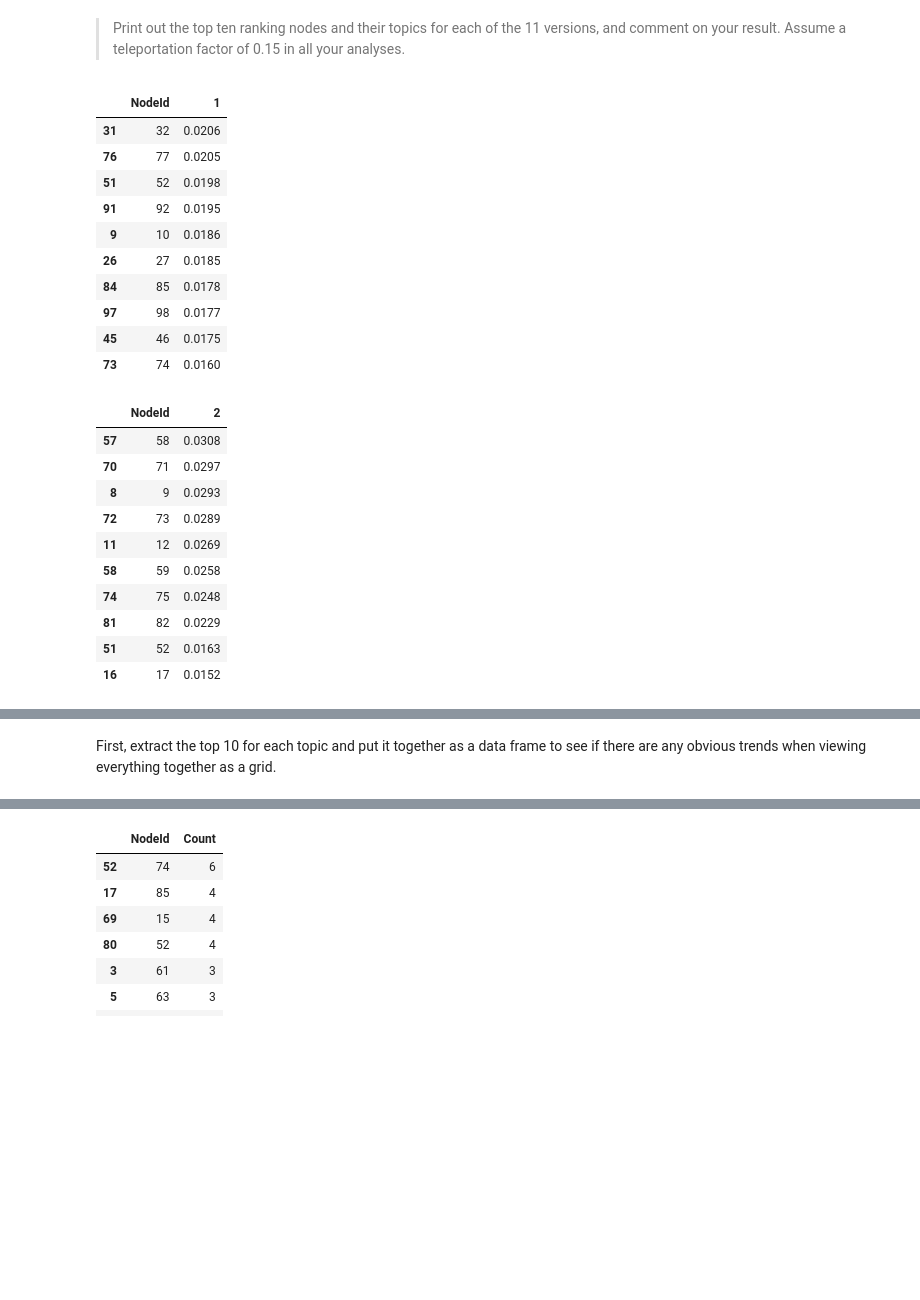
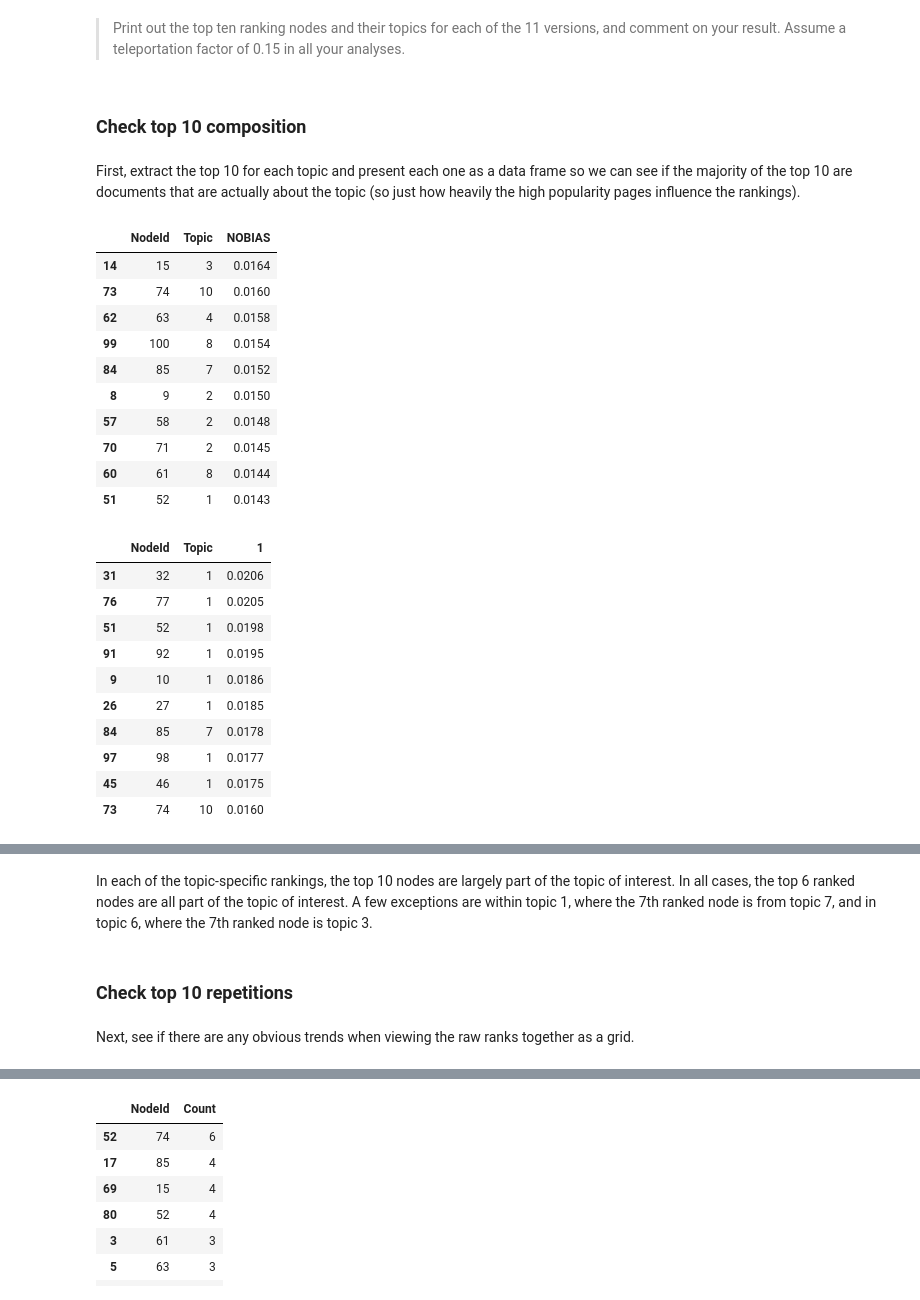
Before and after one commit to mseltz/W261-Fall2016, a Jupyter notebook: Week09/MIDS-W261-2016-HWK-Week09-DangSeltzer.ipynb, the cells around one changed output, grey strips where cells are left out. Cells and saved outputs as stored; diff of their text form; code cells hidden in the pictures; blank space fills up the shorter version.

````diff
--- a/Week09/MIDS-W261-2016-HWK-Week09-DangSeltzer.ipynb
+++ b/Week09/MIDS-W261-2016-HWK-Week09-DangSeltzer.ipynb
@@ -1051,7 +1055,7 @@ K,0.016
 ```
 # %%
 for name, value in sorted(test_page_ranks.items()):
-    page_rank, neighbors = value
+    page_rank, neighbors, metadata = value
     print '%s,%0.3f' % (name, page_rank)
 # %% [output]
 A,0.033
@@ -2304,42 +2309,52 @@ Wall time: 7.84 s
 # %% [markdown]
 Now we can confirm that we actually have 11 PageRank vectors.
 # %%
-randnet_topic_names = [str(x) for x in randnet_topic_counts.keys()] + ['NOBIAS']
+randnet_topic_names = ['NOBIAS'] + [str(x) for x in randnet_topic_counts.keys()]
 
-randnet_data_frame = pandas.DataFrame(sorted([
-    (key, ) + tuple([node_data[0][str(topic_name)] for topic_name in randnet_topic_names])
-        for key, node_data in randnet_topic_page_ranks.items()
-], key = lambda x: int(x[0])), columns = ['NodeId'] + randnet_topic_names)
+randnet_data = []
+
+for key, node_data in randnet_topic_page_ranks.items():
+    value = [node_data[0][str(topic_name)] for topic_name in randnet_topic_names]
+    row = (key, node_data[2]) + tuple(value)
+    randnet_data.append(row)
+
+randnet_data_frame = pandas.DataFrame(
+    sorted(randnet_data, key = lambda x: int(x[0])),
+    columns = ['NodeId', 'Topic'] + randnet_topic_names)
 # %% [markdown]
 ## Check topic PageRank after convergence
 # %% [markdown]
 > Print out the top ten ranking nodes
 and their topics for each of the 11 versions, and comment on your result.
 Assume a teleportation factor of 0.15 in all your analyses.
+# %% [markdown]
+### Check top 10 composition
+# %% [markdown]
+First, extract the top 10 for each topic and present each one as a data frame so we can see if the majority of the top 10 are documents that are actually about the topic (so just how heavily the high popularity pages influence the rankings).
 # %%
 for topic_name in randnet_topic_names:
     by_pagerank = randnet_data_frame.sort_values(topic_name, ascending = False)
-    display(by_pagerank[:10][['NodeId', topic_name]])
+    display(by_pagerank[:10][['NodeId', 'Topic', topic_name]])
 # %% [output]
-|  | NodeId | 1 |
-| 31 | 32 | 0.0206 |
-| 76 | 77 | 0.0205 |
-| 51 | 52 | 0.0198 |
-| 91 | 92 | 0.0195 |
-| 9 | 10 | 0.0186 |
-| 26 | 27 | 0.0185 |
-| 84 | 85 | 0.0178 |
-| 97 | 98 | 0.0177 |
-| 45 | 46 | 0.0175 |
-| 73 | 74 | 0.0160 |
+|  | NodeId | Topic | NOBIAS |
+| 14 | 15 | 3 | 0.0164 |
+| 73 | 74 | 10 | 0.0160 |
+| 62 | 63 | 4 | 0.0158 |
+| 99 | 100 | 8 | 0.0154 |
+| 84 | 85 | 7 | 0.0152 |
+| 8 | 9 | 2 | 0.0150 |
+| 57 | 58 | 2 | 0.0148 |
+| 70 | 71 | 2 | 0.0145 |
+| 60 | 61 | 8 | 0.0144 |
+| 51 | 52 | 1 | 0.0143 |
-|  | NodeId | 2 |
-| 57 | 58 | 0.0308 |
-| 70 | 71 | 0.0297 |
-| 8 | 9 | 0.0293 |
-| 72 | 73 | 0.0289 |
-| 11 | 12 | 0.0269 |
-| 58 | 59 | 0.0258 |
-| 74 | 75 | 0.0248 |
-| 81 | 82 | 0.0229 |
-| 51 | 52 | 0.0163 |
-| 16 | 17 | 0.0152 |
+|  | NodeId | Topic | 1 |
+| 31 | 32 | 1 | 0.0206 |
+| 76 | 77 | 1 | 0.0205 |
+| 51 | 52 | 1 | 0.0198 |
+| 91 | 92 | 1 | 0.0195 |
+| 9 | 10 | 1 | 0.0186 |
+| 26 | 27 | 1 | 0.0185 |
+| 84 | 85 | 7 | 0.0178 |
+| 97 | 98 | 1 | 0.0177 |
+| 45 | 46 | 1 | 0.0175 |
+| 73 | 74 | 10 | 0.0160 |
@@ -2445,3 +2460,7 @@ for topic_name in randnet_topic_names:
+# %% [markdown]
+In each of the topic-specific rankings, the top 10 nodes are largely part of the topic of interest. In all cases, the top 6 ranked nodes are all part of the topic of interest. A few exceptions are within topic 1, where the 7th ranked node is from topic 7, and in topic 6, where the 7th ranked node is topic 3.
+# %% [markdown]
+### Check top 10 repetitions
 # %% [markdown]
-First, extract the top 10 for each topic and put it together as a data frame to see if there are any obvious trends when viewing everything together as a grid.
+Next, see if there are any obvious trends when viewing the raw ranks together as a grid.
 # %%
````
Also changed, not shown: parts of 19 cells of this notebook.
